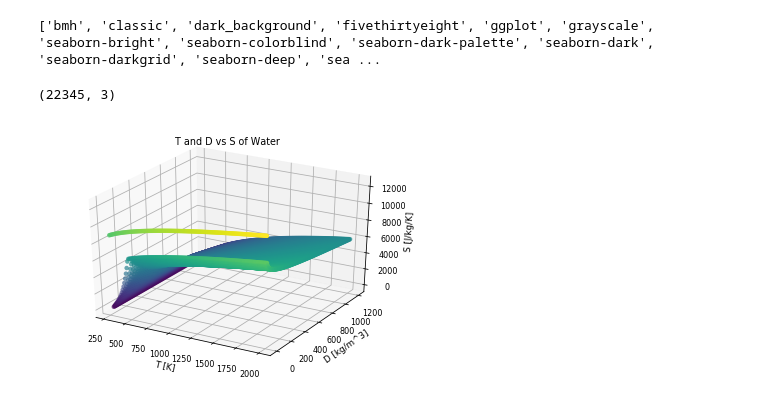
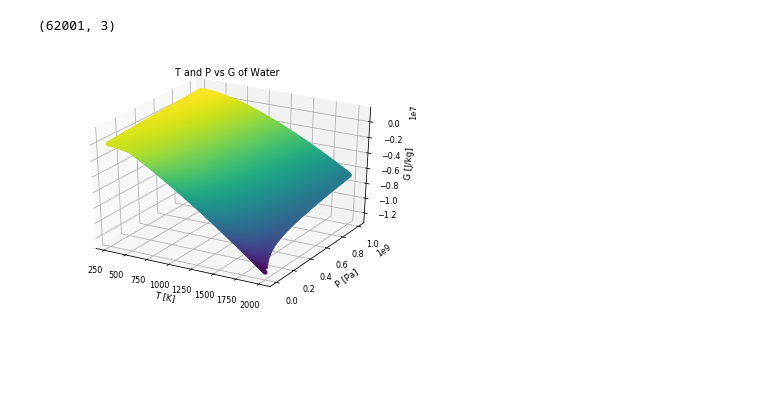
Before and after one commit to nick5435/thermo-bridge, a Jupyter notebook: python/thermo_generic_library_runner.ipynb, the cells around one changed output. Drawn from its saved outputs; the diff is of its cells as text; code cells hidden in the pictures; blank space fills up the shorter version.

```diff
--- a/python/thermo_generic_library_runner.ipynb
+++ b/python/thermo_generic_library_runner.ipynb
@@ -5,19 +5,14 @@ import matplotlib.pyplot as plt
 import genericDataGrabber as DG
 %matplotlib inline
 
-print(plt.style.available)
+#print(plt.style.available)
 plt.style.use(["seaborn-talk","seaborn-notebook","seaborn-paper"])
-# %% [output]
-['bmh', 'classic', 'dark_background', 'fivethirtyeight', 'ggplot', 'grayscale', 'seaborn-bright', 'seaborn-colorblind', 'seaborn-dark-palette', 'seaborn-dark', 'seaborn-darkgrid', 'seaborn-deep', 'sea ...
 # %%
-myfluid = DG.ThermoFluid("Water", "T", "D", "S", 150, "viridis")
+myfluid = DG.ThermoFluid("Water", "T", "P", "G", 250, "viridis")
+print(myfluid.data.shape)
+myfluid.show_plot()
+# %% [output]
+(62001, 3)
+[figure, added]
-# %%
-myfluid.data.shape
-# %% [output]
-(22345, 3)
-# %%
-myfluid.show_plot()
-# %% [output]
-[figure, removed]
 # %%
 myfluid.make_csv()
```
Also changed, not shown: 8 other files.
